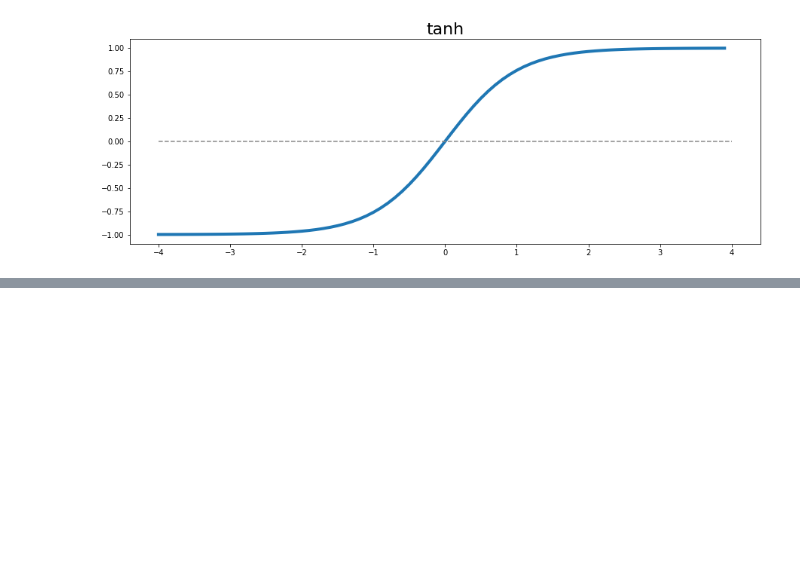
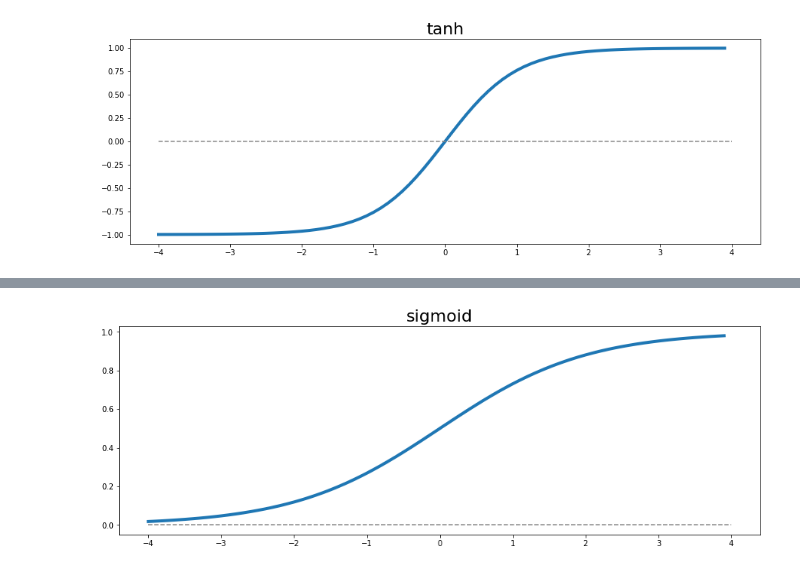
Before and after one commit to data-skeptic/blog, a Jupyter notebook: episodes/2017/activation-functions.ipynb, the cells around one changed output, grey strips where cells are left out. Cells and saved outputs as stored; diff of their text form; code cells hidden in the pictures; blank space fills up the shorter version.

```diff
--- a/episodes/2017/activation-functions.ipynb
+++ b/episodes/2017/activation-functions.ipynb
@@ -19,0 +45,14 @@ plt.show()
+# %%
+#Sigmoid
+def sigmoid(x):
+    return 1/(1+np.exp(-x))
+# %%
+y = list(map(sigmoid,x))
+# %%
+plt.figure(figsize=(15,5))
+plt.plot(x,y, linewidth=4)
+plt.plot([xmin, xmax], [0, 0], linestyle='--', color='#888888')
+plt.title('sigmoid', fontsize=22)
+plt.show()
+# %% [output]
+[figure, added]
```
Also changed, not shown: parts of 14 cells of this notebook.
